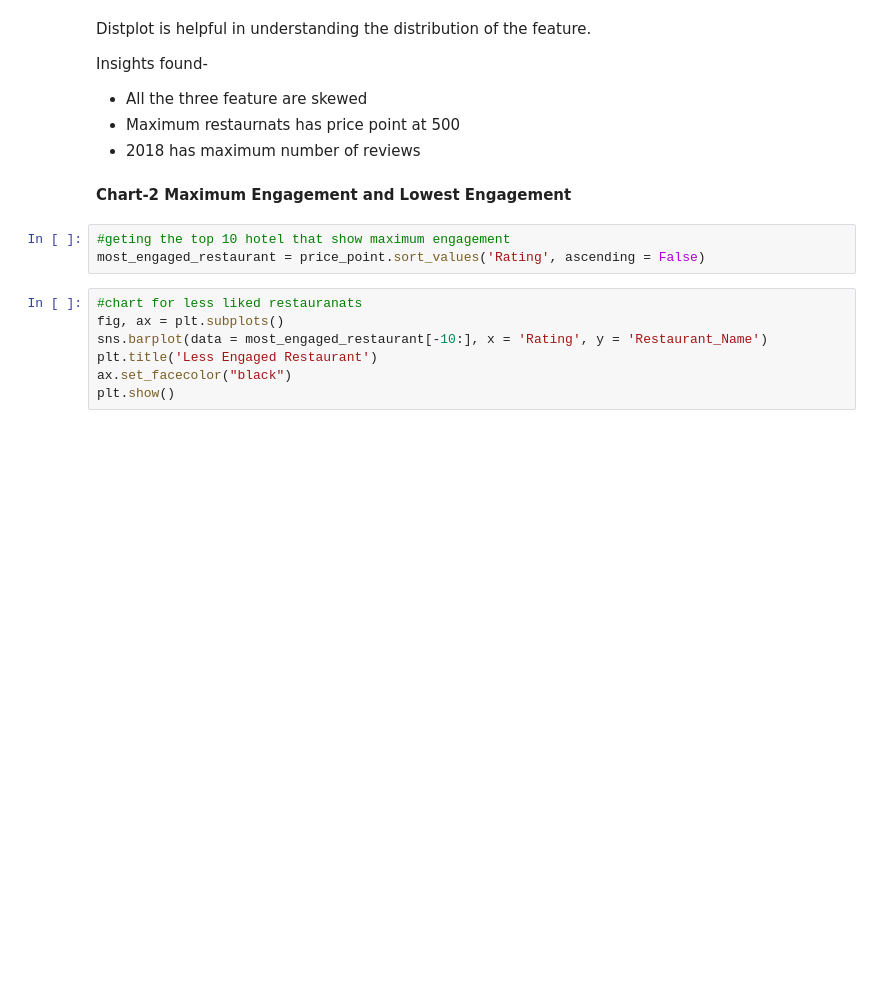
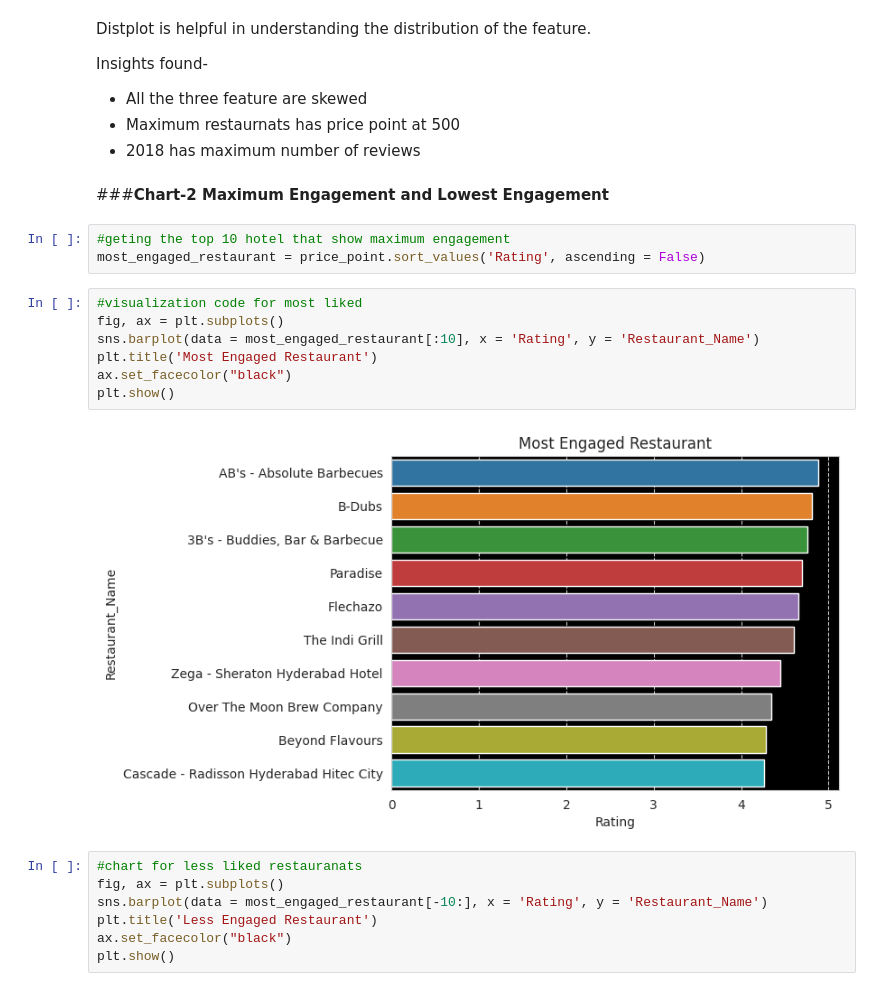
Before and after one commit to pi-mishra/Zomato-Restaurant-Clustering-And-Sentiment-Analysis, a Jupyter notebook: Zomato_Restaurant_Clustering_And_Sentiment_Analysis.ipynb, the cells around one changed output. Saved outputs shown, nothing was run; the diff lists cells and outputs as text; blank space fills up the shorter version.

```diff
--- a/Zomato_Restaurant_Clustering_And_Sentiment_Analysis.ipynb
+++ b/Zomato_Restaurant_Clustering_And_Sentiment_Analysis.ipynb
@@ -668,10 +668,19 @@ Insights found-
 * Maximum restaurnats has price point at 500
 * 2018 has maximum number of reviews
 # %% [markdown]
-**Chart-2 Maximum Engagement and Lowest Engagement**
+###**Chart-2 Maximum Engagement and Lowest Engagement**
 # %%
 #geting the top 10 hotel that show maximum engagement
 most_engaged_restaurant = price_point.sort_values('Rating', ascending = False)
+# %%
+#visualization code for most liked
+fig, ax = plt.subplots()
+sns.barplot(data = most_engaged_restaurant[:10], x = 'Rating', y = 'Restaurant_Name')
+plt.title('Most Engaged Restaurant')
+ax.set_facecolor("black")
+plt.show()
+# %% [output]
+[figure, added]
 # %%
 #chart for less liked restauranats
 fig, ax = plt.subplots()
```
Also changed, not shown: parts of 33 cells of this notebook.
